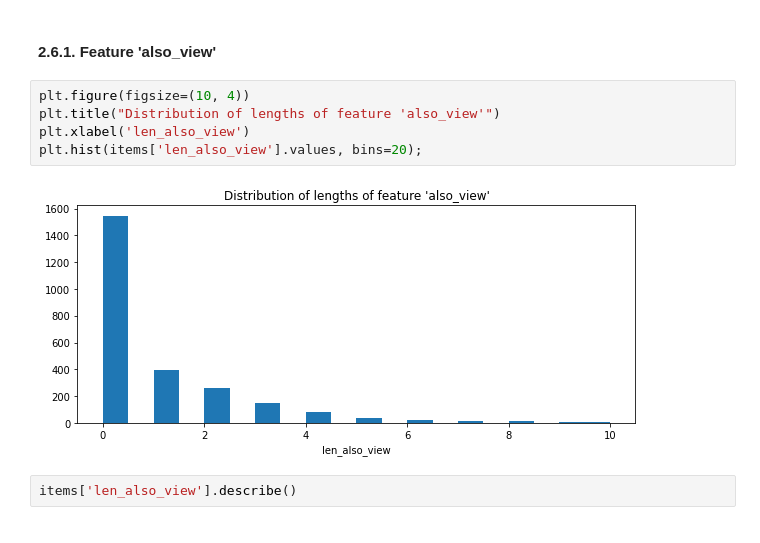
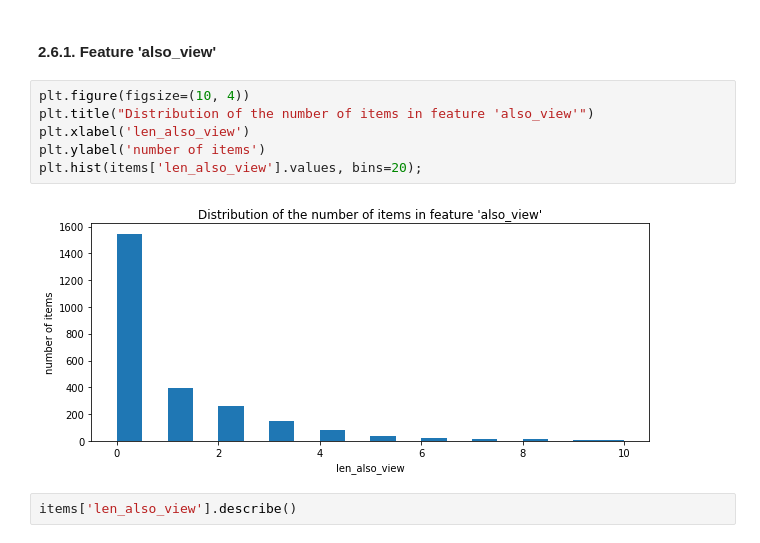
Before and after one commit to Yanina-Kutovaya/RecSys-amazon, a Jupyter notebook: notebooks/01_Build_dataset_EDA.ipynb, the cells around one changed output. Cells and saved outputs as stored; diff of their text form.

```diff
--- a/notebooks/01_Build_dataset_EDA.ipynb
+++ b/notebooks/01_Build_dataset_EDA.ipynb
@@ -292,11 +317,12 @@ Name: len_text, dtype: float64
 #### 2.6.1. Feature 'also_view'
 # %%
 plt.figure(figsize=(10, 4))
-plt.title("Distribution of lengths of feature 'also_view'")
+plt.title("Distribution of the number of items in feature 'also_view'")
 plt.xlabel('len_also_view')
+plt.ylabel('number of items')
 plt.hist(items['len_also_view'].values, bins=20);
 # %% [output]
-[figure, old version]
+[figure, new version]
 # %%
 items['len_also_view'].describe()
 # %% [output]
```
Also changed, not shown: parts of 17 cells of this notebook.
